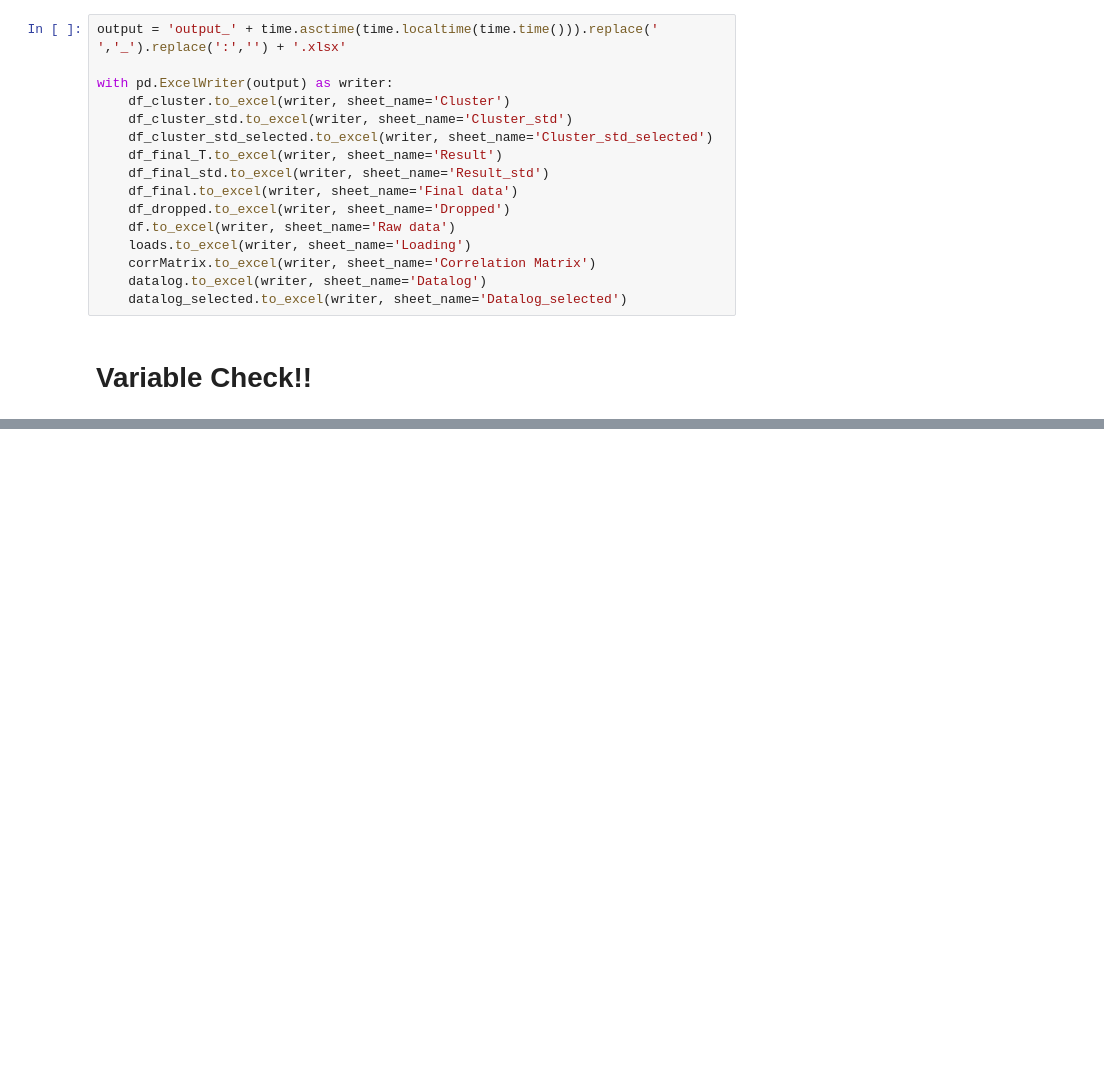
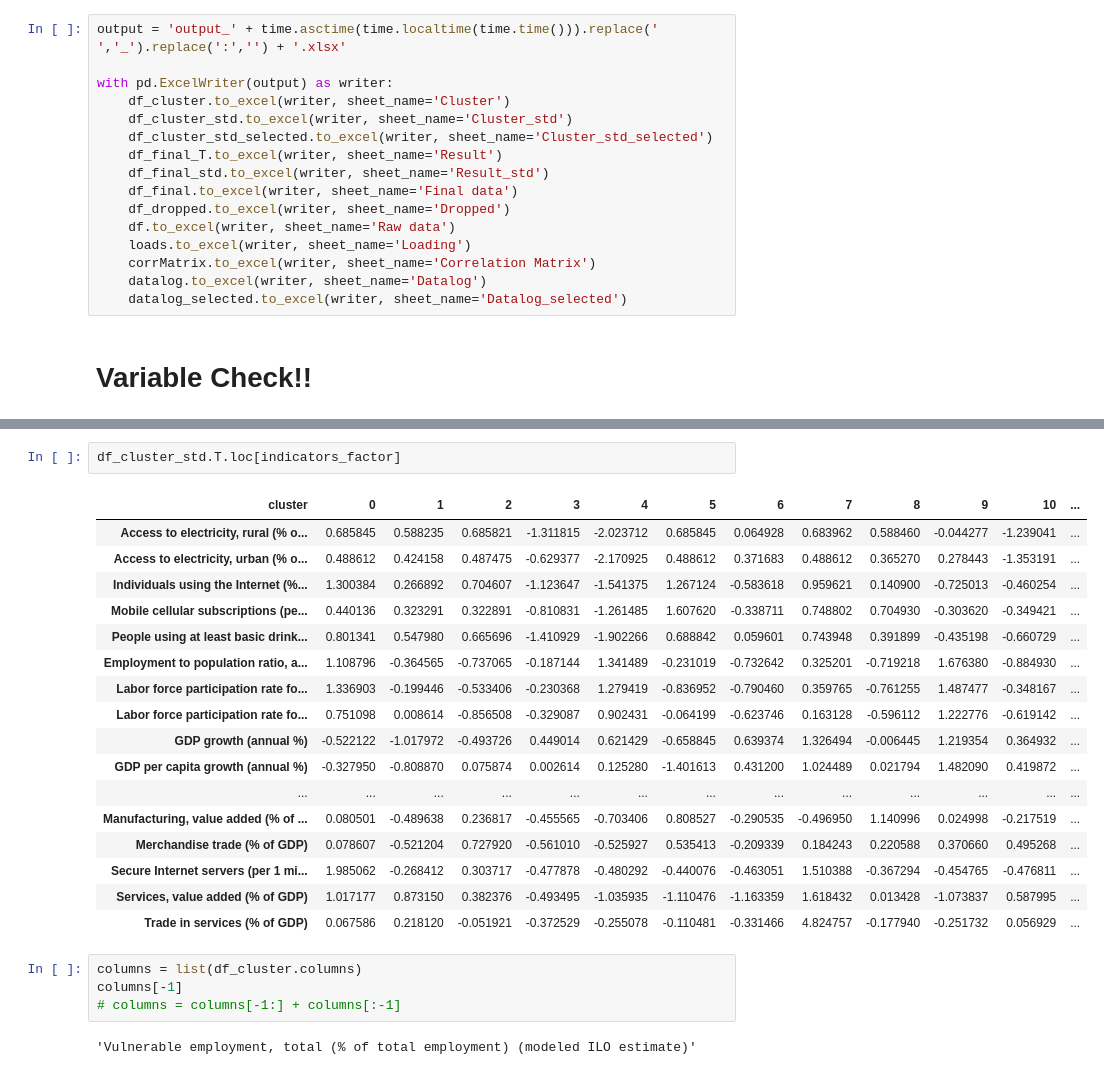
Before and after one commit to Vixus/Data_Projects, a Jupyter notebook: Factor-analysis-Cluster-analysis-on-countries-classification/FactorAnalysis.ipynb, the cells around one changed output, grey strips where cells are left out. Cells and saved outputs as stored; diff of their text form; blank space fills up the shorter version.

```diff
--- a/Factor-analysis-Cluster-analysis-on-countries-classification/FactorAnalysis.ipynb
+++ b/Factor-analysis-Cluster-analysis-on-countries-classification/FactorAnalysis.ipynb
@@ -308,0 +359,26 @@ df_final
+# %%
+df_cluster_std.T.loc[indicators_factor]
+# %% [output]
+| cluster | 0 | 1 | 2 | 3 | 4 | 5 | 6 | 7 | 8 | 9 | 10 | ... |
+| Access to electricity, rural (% o... | 0.685845 | 0.588235 | 0.685821 | -1.311815 | -2.023712 | 0.685845 | 0.064928 | 0.683962 | 0.588460 | -0.044277 | -1.239041 | ... |
+| Access to electricity, urban (% o... | 0.488612 | 0.424158 | 0.487475 | -0.629377 | -2.170925 | 0.488612 | 0.371683 | 0.488612 | 0.365270 | 0.278443 | -1.353191 | ... |
+| Individuals using the Internet (%... | 1.300384 | 0.266892 | 0.704607 | -1.123647 | -1.541375 | 1.267124 | -0.583618 | 0.959621 | 0.140900 | -0.725013 | -0.460254 | ... |
+| Mobile cellular subscriptions (pe... | 0.440136 | 0.323291 | 0.322891 | -0.810831 | -1.261485 | 1.607620 | -0.338711 | 0.748802 | 0.704930 | -0.303620 | -0.349421 | ... |
+| People using at least basic drink... | 0.801341 | 0.547980 | 0.665696 | -1.410929 | -1.902266 | 0.688842 | 0.059601 | 0.743948 | 0.391899 | -0.435198 | -0.660729 | ... |
+| Employment to population ratio, a... | 1.108796 | -0.364565 | -0.737065 | -0.187144 | 1.341489 | -0.231019 | -0.732642 | 0.325201 | -0.719218 | 1.676380 | -0.884930 | ... |
+| Labor force participation rate fo... | 1.336903 | -0.199446 | -0.533406 | -0.230368 | 1.279419 | -0.836952 | -0.790460 | 0.359765 | -0.761255 | 1.487477 | -0.348167 | ... |
+| Labor force participation rate fo... | 0.751098 | 0.008614 | -0.856508 | -0.329087 | 0.902431 | -0.064199 | -0.623746 | 0.163128 | -0.596112 | 1.222776 | -0.619142 | ... |
+| GDP growth (annual %) | -0.522122 | -1.017972 | -0.493726 | 0.449014 | 0.621429 | -0.658845 | 0.639374 | 1.326494 | -0.006445 | 1.219354 | 0.364932 | ... |
+| GDP per capita growth (annual %) | -0.327950 | -0.808870 | 0.075874 | 0.002614 | 0.125280 | -1.401613 | 0.431200 | 1.024489 | 0.021794 | 1.482090 | 0.419872 | ... |
+| ... | ... | ... | ... | ... | ... | ... | ... | ... | ... | ... | ... | ... |
+| Manufacturing, value added (% of ... | 0.080501 | -0.489638 | 0.236817 | -0.455565 | -0.703406 | 0.808527 | -0.290535 | -0.496950 | 1.140996 | 0.024998 | -0.217519 | ... |
+| Merchandise trade (% of GDP) | 0.078607 | -0.521204 | 0.727920 | -0.561010 | -0.525927 | 0.535413 | -0.209339 | 0.184243 | 0.220588 | 0.370660 | 0.495268 | ... |
+| Secure Internet servers (per 1 mi... | 1.985062 | -0.268412 | 0.303717 | -0.477878 | -0.480292 | -0.440076 | -0.463051 | 1.510388 | -0.367294 | -0.454765 | -0.476811 | ... |
+| Services, value added (% of GDP) | 1.017177 | 0.873150 | 0.382376 | -0.493495 | -1.035935 | -1.110476 | -1.163359 | 1.618432 | 0.013428 | -1.073837 | 0.587995 | ... |
+| Trade in services (% of GDP) | 0.067586 | 0.218120 | -0.051921 | -0.372529 | -0.255078 | -0.110481 | -0.331466 | 4.824757 | -0.177940 | -0.251732 | 0.056929 | ... |
+# %%
+columns = list(df_cluster.columns)
+columns[-1]
+# columns = columns[-1:] + columns[:-1]
+# %% [output]
+'Vulnerable employment, total (% of total employment) (modeled ILO estimate)'
```
Also changed, not shown: parts of 7 cells of this notebook, 2 other files.
